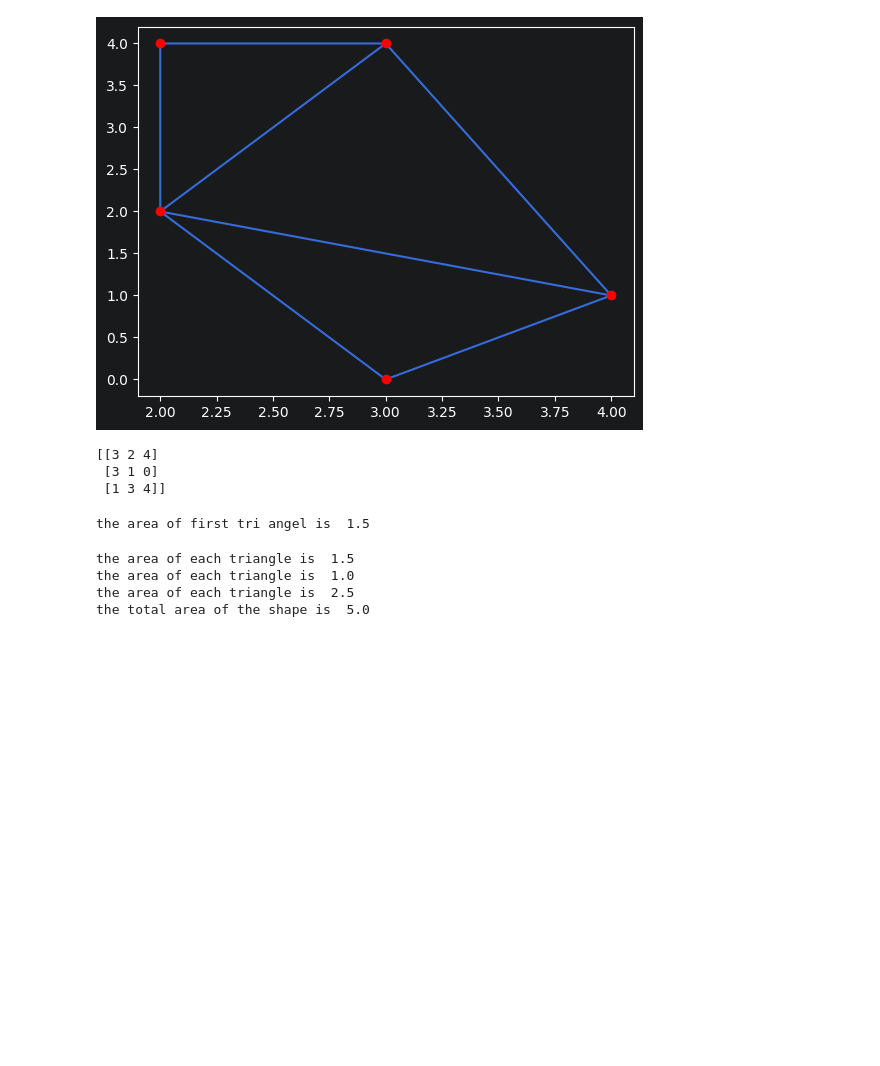
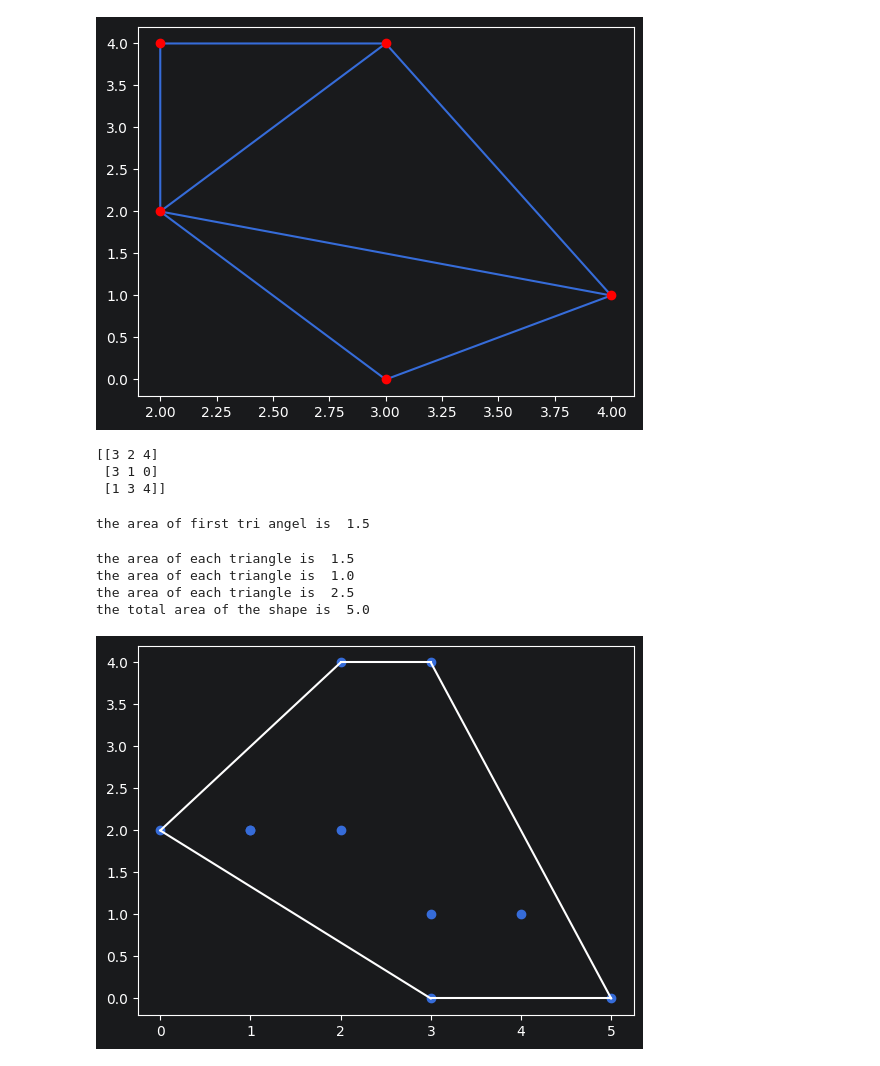
Before and after one commit to azizi23507/GitProject1, a Jupyter notebook: scipy.ipynb, the cells around one changed output. Drawn from its saved outputs; the diff is of its cells as text; code cells hidden in the pictures; blank space fills up the shorter version.

```diff
--- a/scipy.ipynb
+++ b/scipy.ipynb
@@ -375,3 +375,35 @@ the area of each triangle is  1.5
 the area of each triangle is  1.0
 the area of each triangle is  2.5
 the total area of the shape is  5.0
+# %%
+"""
+Convex Hull is the smallest convex shape that contains all your points — like stretching a rubber band around all the points and letting it snap tight.
+
+It finds the outer boundary points — the points on the edge of the shape, ignoring interior points.
+"""
+from scipy.spatial import ConvexHull
+points = np.array([
+  [2, 4],
+  [3, 4],
+  [3, 0],
+  [2, 2],
+  [4, 1],
+  [1, 2],
+  [5, 0],
+  [3, 1],
+  [1, 2],
+  [0, 2]
+])
+
+plt.scatter(points[:, 0], points[:, 1])
+
+# finds the outer boundary of all points.
+hull = ConvexHull(points)
+# gives you the indices of the edge lines (pairs of points) that form the boundary, similar to how Delaunay's simplices gave triangle indices but here each row is just 2 points (a line) not 3.
+hull_points = hull.simplices
+
+for simplex in hull_points:
+    plt.plot(points[simplex,0], points[simplex,1], 'w')
+plt.show()
+# %% [output]
+[figure, added]
```
Also changed, not shown: parts of 14 cells of this notebook, 1 other file.
